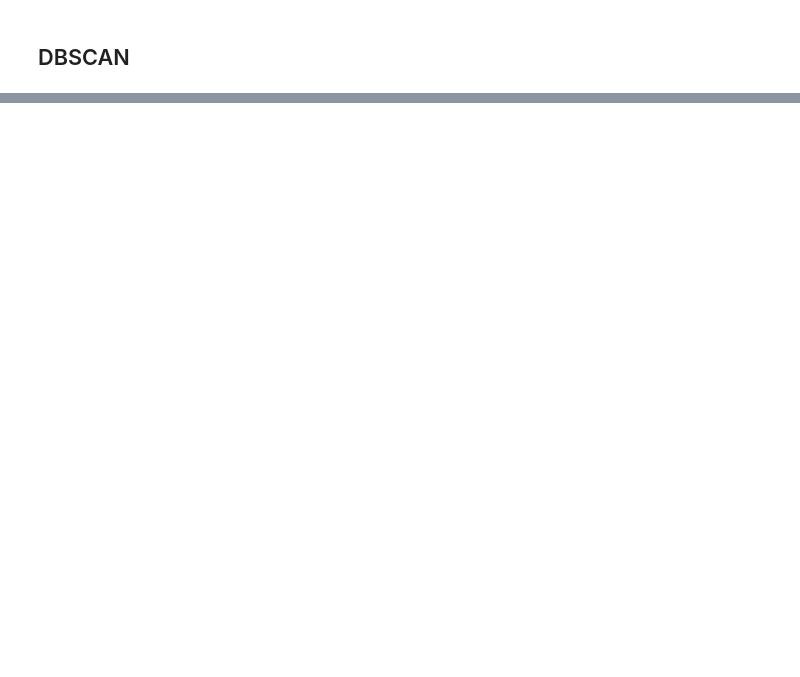
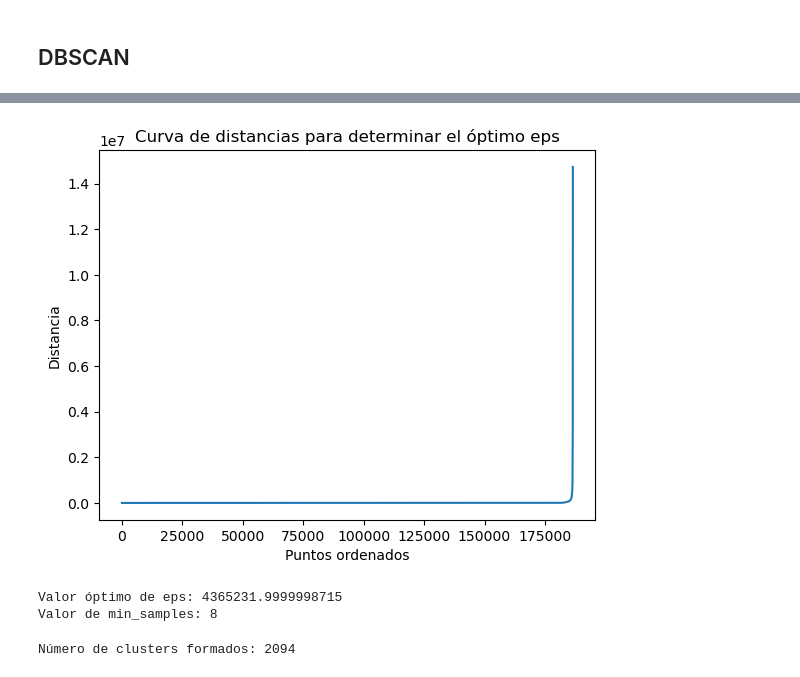
Before and after one commit to camilaleniss/miad-g8-project, a Jupyter notebook: notebooks/Modelos.ipynb, the cells around one changed output, grey strips where cells are left out. Saved outputs shown, nothing was run; the diff lists cells and outputs as text; code cells hidden in the pictures; blank space fills up the shorter version.

Commit message:
DBSCAN

```diff
--- a/notebooks/Modelos.ipynb
+++ b/notebooks/Modelos.ipynb
@@ -378,0 +381,26 @@ print(f"Número de clusters formados: {num_clusters}")
+# %%
+from sklearn.neighbors import NearestNeighbors
+
+# Determinar el número de dimensiones (D) del DataFrame
+D = df_pca.shape[1]
+
+# Calcular min_samples usando la regla 2 * D
+min_samples = 2 * D
+
+# Encontrar el valor óptimo de eps usando la distancia al k-ésimo vecino
+# Para eps, usamos el valor de 'min_samples' para definir 'k'
+neighbors = NearestNeighbors(n_neighbors=min_samples)
+neighbors_fit = neighbors.fit(df_pca)
+distances, indices = neighbors_fit.kneighbors(df_pca)
+
+# Ordenar las distancias para encontrar el punto óptimo (codo en la curva de distancias)
+distances = np.sort(distances[:, min_samples - 1], axis=0)
+
+# Graficar la curva de distancias para visualizar el "codo"
+plt.plot(distances)
+plt.ylabel('Distancia')
+plt.xlabel('Puntos ordenados')
+plt.title('Curva de distancias para determinar el óptimo eps')
+plt.show()
+# %% [output]
+[figure, added]
@@ -378,0 +409,11 @@ print(f"Número de clusters formados: {num_clusters}")
+# %%
+from kneed import KneeLocator
+
+knee = KneeLocator(range(len(distances)), distances, curve='convex', direction='increasing')
+optimal_eps = distances[knee.knee]
+
+print(f"Valor óptimo de eps: {optimal_eps}")
+print(f"Valor de min_samples: {min_samples}")
+# %% [output]
+Valor óptimo de eps: 4365231.9999998715
+Valor de min_samples: 8
@@ -378,0 +427,6 @@ print(f"Número de clusters formados: {num_clusters}")
+# %%
+# Ver cuántos clusters se han formado (excluyendo ruido, etiquetado como -1)
+num_clusters = len(set(df_pca['dbscan_cluster'].unique())) - (1 if -1 in df_pca['dbscan_cluster'].unique() else 0)
+print(f"Número de clusters formados: {num_clusters}")
+# %% [output]
+Número de clusters formados: 2094
```
Also changed, not shown: parts of 9 cells of this notebook.
